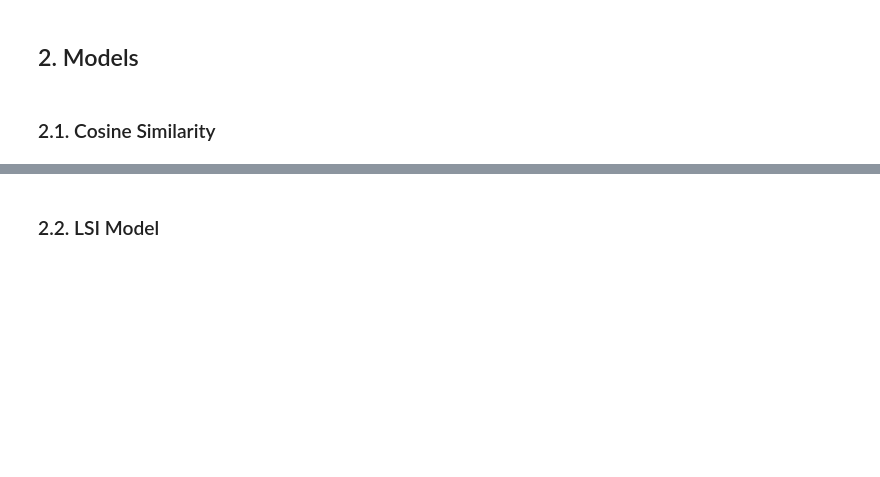
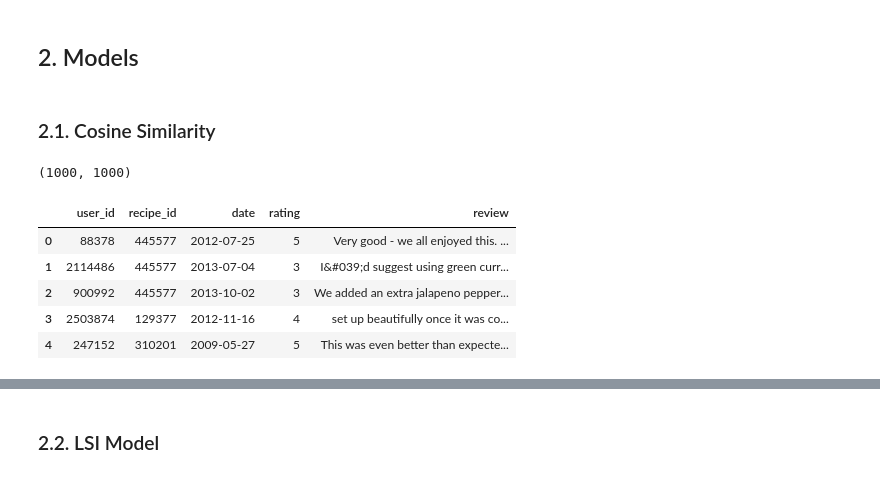
Before and after one commit to CaroHolt/WebMiningRecipeProject, a Jupyter notebook: code/Content Mining Overall.ipynb, the cells around one changed output, grey strips where cells are left out. Cells and saved outputs as stored; diff of their text form; code cells hidden in the pictures; blank space fills up the shorter version.

```diff
--- a/code/Content Mining Overall.ipynb
+++ b/code/Content Mining Overall.ipynb
@@ -84,0 +199,16 @@ df_rmerged = recipes_data.join(num_interactions, how="left", on="recipe_id").joi
+# %%
+def create_input (df, column_names):
+    length = len(column_names)
+    df_content = df
+    df_content['content'] = df.loc[:, (column_names)].apply(lambda texts: ' '.join(texts), axis=1)
+    df_content.drop(columns = column_names, inplace = True)
+    df_content['content']=df_content['content'].apply(lambda text: ' '.join(text.split()))
+    return df_content
+# %%
+#flatten steps data
+df_rfiltered.steps = df_rfiltered.loc[:, ('steps')].str.replace("\[", "").str.replace("'", "").str.replace("\]", "").str.replace(",","").copy()
+
+#create content df
+df_content = create_input(df_rfiltered[['recipe_id', 'name','description', 'steps']], ['name','description', 'steps'])
+
+df_content.head()
@@ -84,0 +235,5 @@ df_rmerged = recipes_data.join(num_interactions, how="left", on="recipe_id").joi
+# %%
+sample = df_content.sample(n=1000, replace=False, random_state=42)\
+                 .reset_index()\
+                 .drop(columns=['index'])
+sample.head()
@@ -84,0 +247,3 @@ df_rmerged = recipes_data.join(num_interactions, how="left", on="recipe_id").joi
+# %%
+processed = get_processed(sample)
+processed.head()
@@ -90,0 +282,5 @@ df_rmerged = recipes_data.join(num_interactions, how="left", on="recipe_id").joi
+# %%
+cosine_sim = get_cos_sim_matrix(processed)
+cosine_sim.shape
+# %% [output]
+(1000, 1000)
@@ -90,0 +311,16 @@ df_rmerged = recipes_data.join(num_interactions, how="left", on="recipe_id").joi
+# %%
+def get_interaction_processed(processed, interactions):
+  interactions_processed = interactions.loc[interactions.recipe_id.isin(processed.recipe_id)]\
+                           .reset_index()\
+                           .drop(columns=['index'])
+  return interactions_processed
+
+interactions_processed = get_interaction_processed(processed, interactions_data)
+interactions_processed.head()
+# %% [output]
+|  | user_id | recipe_id | date | rating | review |
+| 0 | 88378 | 445577 | 2012-07-25 | 5 | Very good - we all enjoyed this. ... |
+| 1 | 2114486 | 445577 | 2013-07-04 | 3 | I&#039;d suggest using green curr... |
+| 2 | 900992 | 445577 | 2013-10-02 | 3 | We added an extra jalapeno pepper... |
+| 3 | 2503874 | 129377 | 2012-11-16 | 4 | set up beautifully once it was co... |
+| 4 | 247152 | 310201 | 2009-05-27 | 5 | This was even better than expecte... |
```
Also changed, not shown: parts of 19 cells of this notebook.
